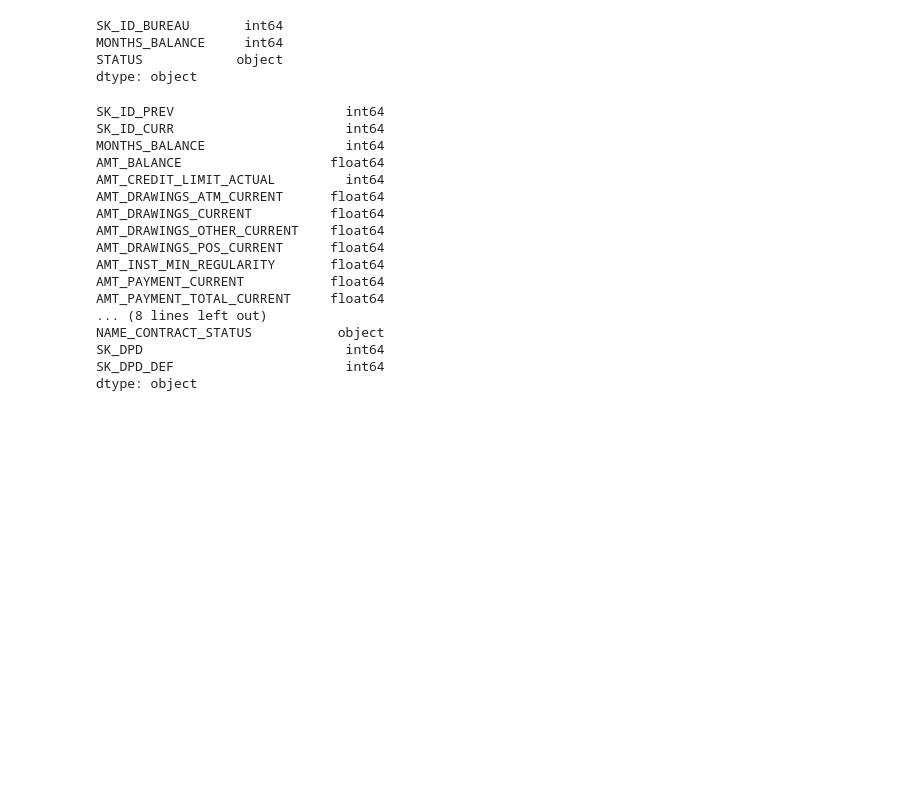
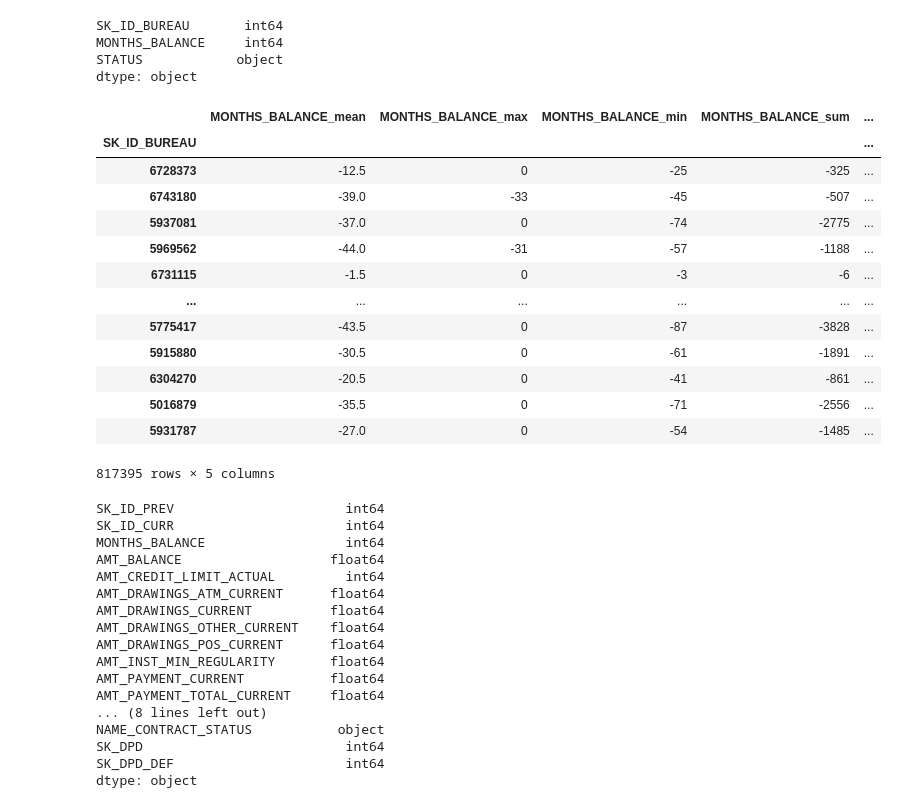
Before and after one commit to odog96/cml-rapids, a Jupyter notebook: First_Exploration.ipynb, the cells around one changed output. Saved outputs shown, nothing was run; the diff lists cells and outputs as text; code cells hidden in the pictures; blank space fills up the shorter version.

```diff
--- a/First_Exploration.ipynb
+++ b/First_Exploration.ipynb
@@ -54,6 +54,25 @@ dtype: object
 # %%
 avg_bbalance = bureau_balance.groupby('SK_ID_BUREAU') \
             .agg({"MONTHS_BALANCE": agg_func})
+# %%
+avg_bbalance.columns = ["_".join(x) for x in avg_bbalance.columns.ravel()]
+# %%
+avg_bbalance
+# %% [output]
+|  | MONTHS_BALANCE_mean | MONTHS_BALANCE_max | MONTHS_BALANCE_min | MONTHS_BALANCE_sum | ... |
+| SK_ID_BUREAU |  |  |  |  | ... |
+| 6728373 | -12.5 | 0 | -25 | -325 | ... |
+| 6743180 | -39.0 | -33 | -45 | -507 | ... |
+| 5937081 | -37.0 | 0 | -74 | -2775 | ... |
+| 5969562 | -44.0 | -31 | -57 | -1188 | ... |
+| 6731115 | -1.5 | 0 | -3 | -6 | ... |
+| ... | ... | ... | ... | ... | ... |
+| 5775417 | -43.5 | 0 | -87 | -3828 | ... |
+| 5915880 | -30.5 | 0 | -61 | -1891 | ... |
+| 6304270 | -20.5 | 0 | -41 | -861 | ... |
+| 5016879 | -35.5 | 0 | -71 | -2556 | ... |
+| 5931787 | -27.0 | 0 | -54 | -1485 | ... |
+817395 rows × 5 columns
 # %%
 cc_balance.dtypes
 # %% [output]
```
Also changed, not shown: parts of 6 cells of this notebook, 2 other files.
